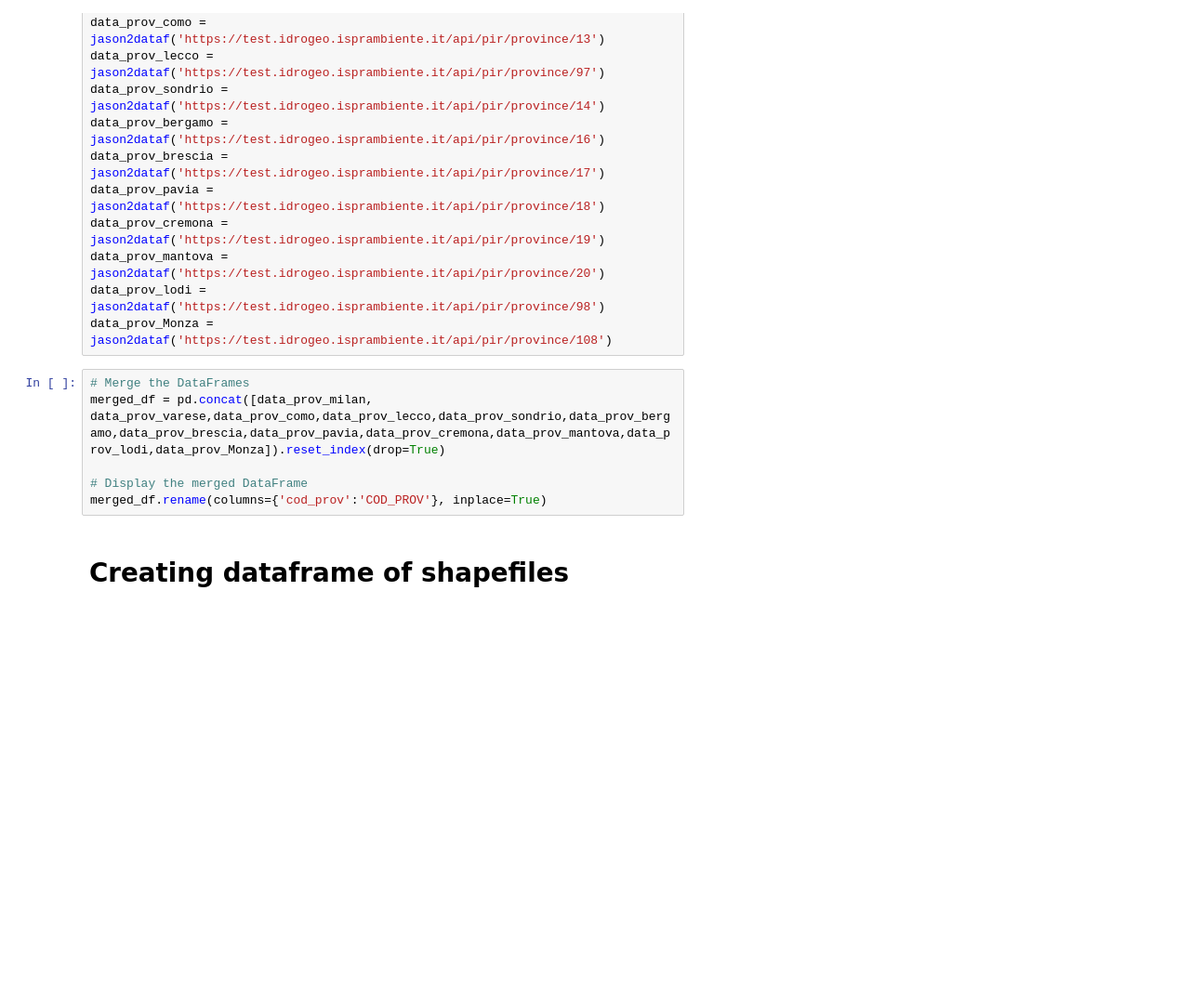
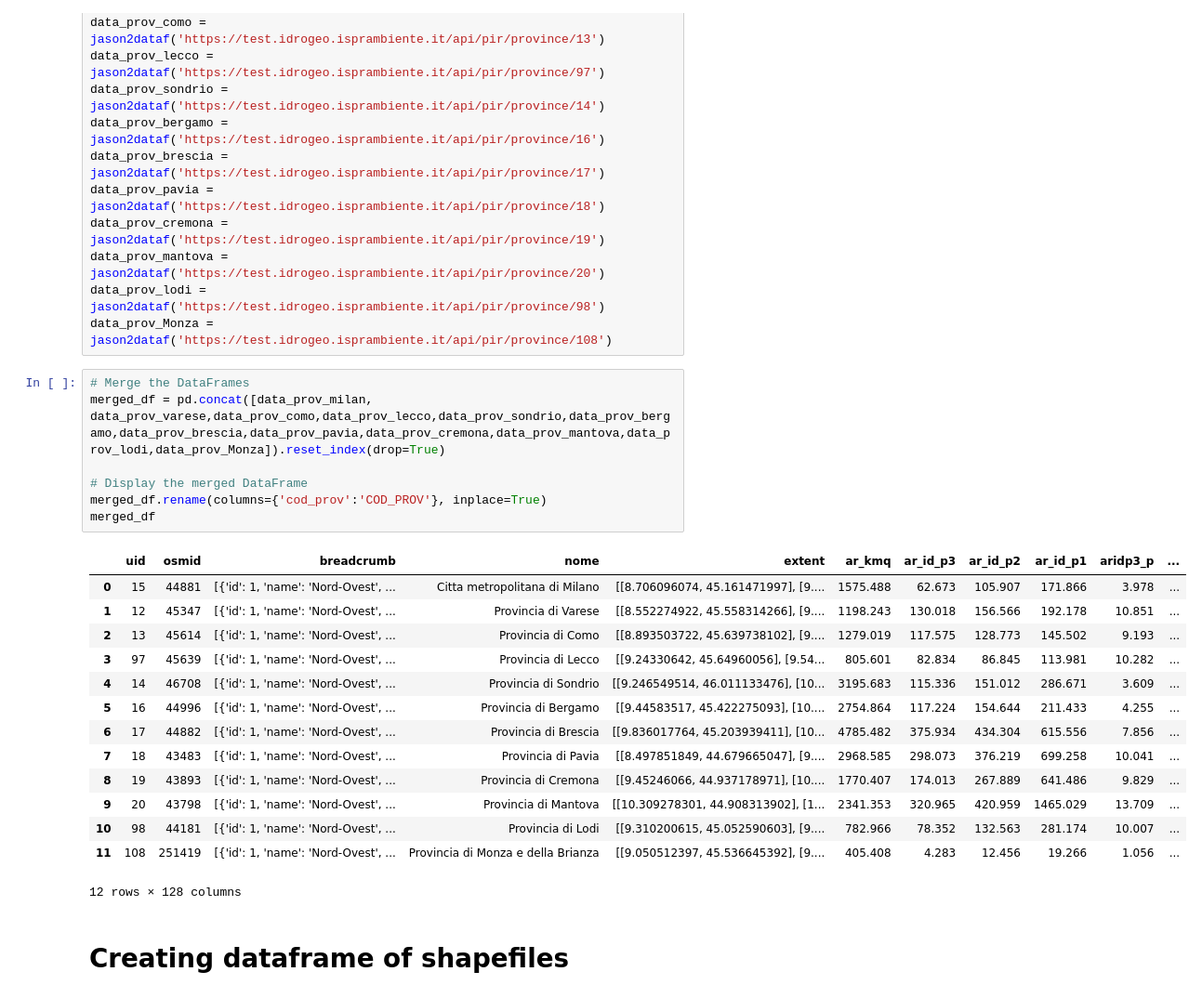
Before and after one commit to Black-Lights/AUPE, a Jupyter notebook: DB_project2024.ipynb, the cells around one changed output. Shown at 93% size. Cells and saved outputs as stored; diff of their text form; blank space fills up the shorter version.

```diff
--- a/DB_project2024.ipynb
+++ b/DB_project2024.ipynb
@@ -59,9 +59,25 @@ data_prov_Monza = jason2dataf('https://test.idrogeo.isprambiente.it/api/pir/prov
 # %%
 # Merge the DataFrames
 merged_df = pd.concat([data_prov_milan, data_prov_varese,data_prov_como,data_prov_lecco,data_prov_sondrio,data_prov_bergamo,data_prov_brescia,data_prov_pavia,data_prov_cremona,data_prov_mantova,data_prov_lodi,data_prov_Monza]).reset_index(drop=True)
 
 # Display the merged DataFrame
 merged_df.rename(columns={'cod_prov':'COD_PROV'}, inplace=True)
+merged_df
+# %% [output]
+|  | uid | osmid | breadcrumb | nome | extent | ar_kmq | ar_id_p3 | ar_id_p2 | ar_id_p1 | aridp3_p | ... |
+| 0 | 15 | 44881 | [{'id': 1, 'name': 'Nord-Ovest', ... | Citta metropolitana di Milano | [[8.706096074, 45.161471997], [9.... | 1575.488 | 62.673 | 105.907 | 171.866 | 3.978 | ... |
+| 1 | 12 | 45347 | [{'id': 1, 'name': 'Nord-Ovest', ... | Provincia di Varese | [[8.552274922, 45.558314266], [9.... | 1198.243 | 130.018 | 156.566 | 192.178 | 10.851 | ... |
+| 2 | 13 | 45614 | [{'id': 1, 'name': 'Nord-Ovest', ... | Provincia di Como | [[8.893503722, 45.639738102], [9.... | 1279.019 | 117.575 | 128.773 | 145.502 | 9.193 | ... |
+| 3 | 97 | 45639 | [{'id': 1, 'name': 'Nord-Ovest', ... | Provincia di Lecco | [[9.24330642, 45.64960056], [9.54... | 805.601 | 82.834 | 86.845 | 113.981 | 10.282 | ... |
+| 4 | 14 | 46708 | [{'id': 1, 'name': 'Nord-Ovest', ... | Provincia di Sondrio | [[9.246549514, 46.011133476], [10... | 3195.683 | 115.336 | 151.012 | 286.671 | 3.609 | ... |
+| 5 | 16 | 44996 | [{'id': 1, 'name': 'Nord-Ovest', ... | Provincia di Bergamo | [[9.44583517, 45.422275093], [10.... | 2754.864 | 117.224 | 154.644 | 211.433 | 4.255 | ... |
+| 6 | 17 | 44882 | [{'id': 1, 'name': 'Nord-Ovest', ... | Provincia di Brescia | [[9.836017764, 45.203939411], [10... | 4785.482 | 375.934 | 434.304 | 615.556 | 7.856 | ... |
+| 7 | 18 | 43483 | [{'id': 1, 'name': 'Nord-Ovest', ... | Provincia di Pavia | [[8.497851849, 44.679665047], [9.... | 2968.585 | 298.073 | 376.219 | 699.258 | 10.041 | ... |
+| 8 | 19 | 43893 | [{'id': 1, 'name': 'Nord-Ovest', ... | Provincia di Cremona | [[9.45246066, 44.937178971], [10.... | 1770.407 | 174.013 | 267.889 | 641.486 | 9.829 | ... |
+| 9 | 20 | 43798 | [{'id': 1, 'name': 'Nord-Ovest', ... | Provincia di Mantova | [[10.309278301, 44.908313902], [1... | 2341.353 | 320.965 | 420.959 | 1465.029 | 13.709 | ... |
+| 10 | 98 | 44181 | [{'id': 1, 'name': 'Nord-Ovest', ... | Provincia di Lodi | [[9.310200615, 45.052590603], [9.... | 782.966 | 78.352 | 132.563 | 281.174 | 10.007 | ... |
+| 11 | 108 | 251419 | [{'id': 1, 'name': 'Nord-Ovest', ... | Provincia di Monza e della Brianza | [[9.050512397, 45.536645392], [9.... | 405.408 | 4.283 | 12.456 | 19.266 | 1.056 | ... |
+12 rows × 128 columns
 # %% [markdown]
 # Creating dataframe of shapefiles
 # %%
```
Also changed, not shown: parts of 3 cells of this notebook, 1 other file.
